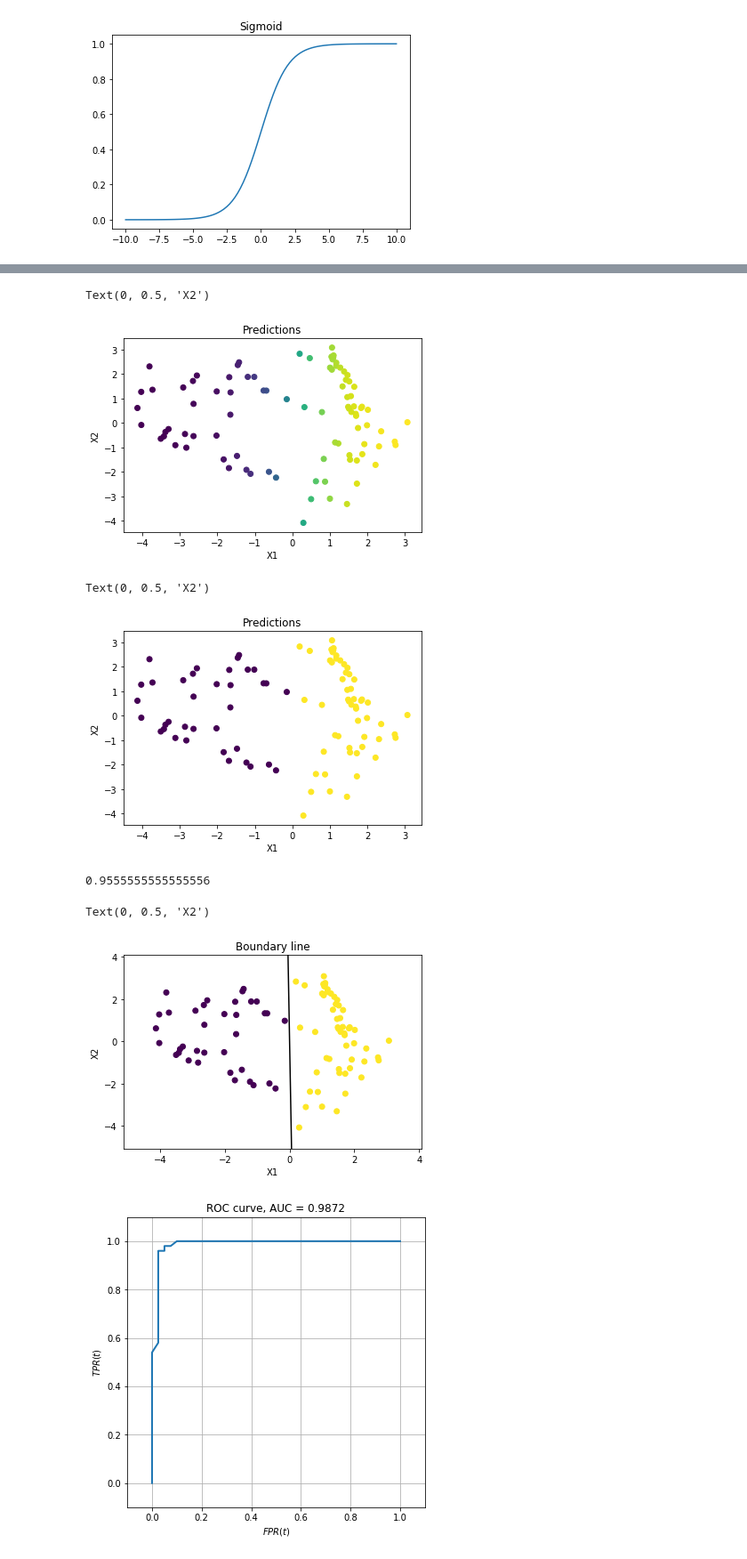
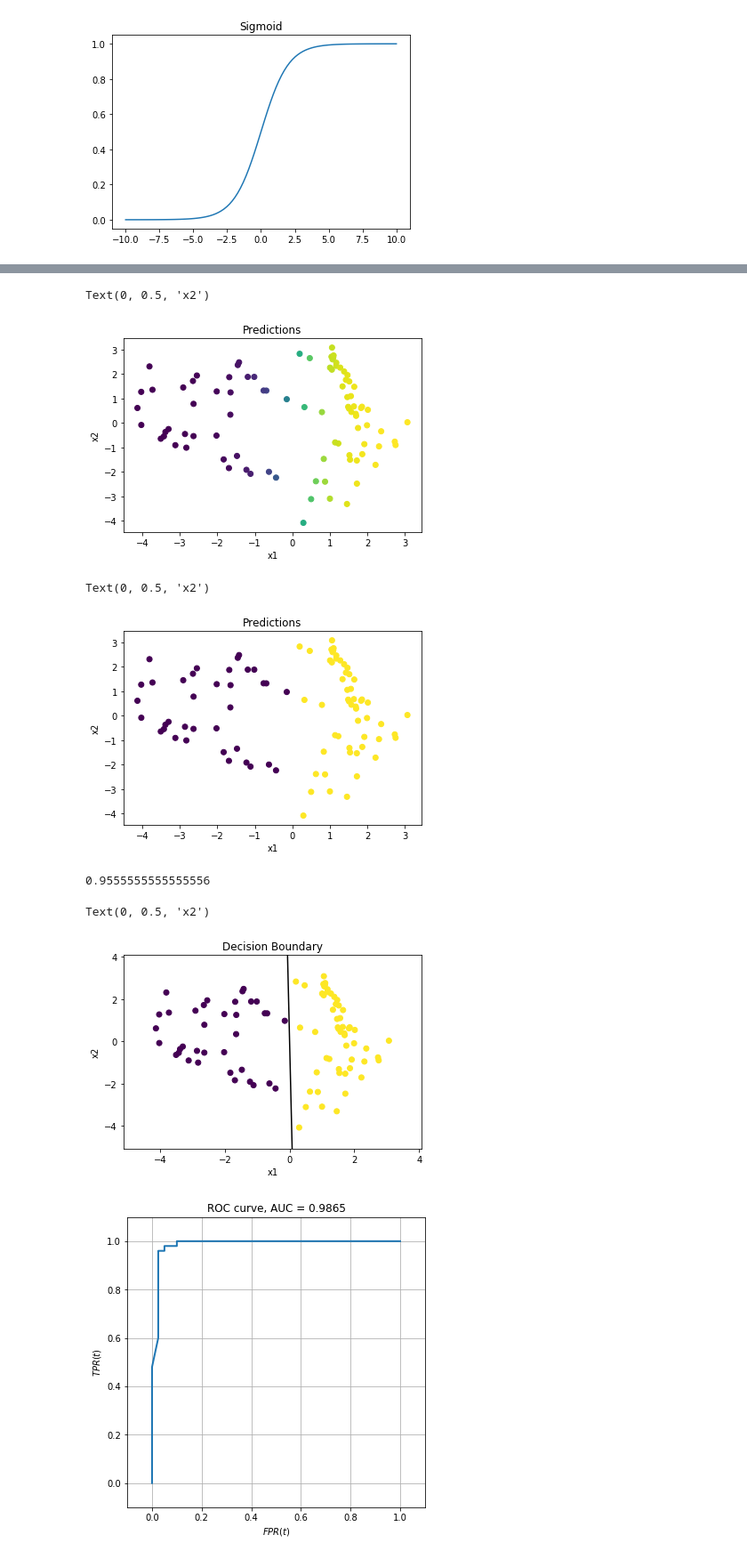
Before and after one commit to Przemoo16/Machine-Learnings-Algorithms-From-Scratch, a Jupyter notebook: 2 .Logistic Regression/1. LogReg_2D.ipynb, the cells around one changed output, grey strips where cells are left out. Shown at 89% size. Saved outputs shown, nothing was run; the diff lists cells and outputs as text; code cells hidden in the pictures.

```diff
--- a/2 .Logistic Regression/1. LogReg_2D.ipynb
+++ b/2 .Logistic Regression/1. LogReg_2D.ipynb
@@ -14,7 +14,7 @@ np.random.seed(101)
 num_classes = 2
 num_features = 2
 num_points = 300
-epochs = 10000
+epochs = 50000
 learning_rate = 0.001
 # %%
 # Generate data
@@ -125,10 +107,10 @@ y_hat_test = sigmoid(W1*X_test[:,0] + W2*X_test[:,1] + b)
 plt.scatter(X_test[:,0], X_test[:,1], c = y_hat_test)
 # Title and axes
 plt.title('Predictions')
-plt.xlabel('X1')
-plt.ylabel('X2')
+plt.xlabel('x1')
+plt.ylabel('x2')
 # %% [output]
-Text(0, 0.5, 'X2')
+Text(0, 0.5, 'x2')
 [figure]
 # %%
 # Round predictions to 1 or 0
@@ -138,10 +120,10 @@ test_rounded = [1 if el >= 0.5 else 0 for el in y_hat_test]
 plt.scatter(X_test[:,0], X_test[:,1], c = test_rounded)
 # Title and axes
 plt.title('Predictions')
-plt.xlabel('X1')
-plt.ylabel('X2')
+plt.xlabel('x1')
+plt.ylabel('x2')
 # %% [output]
-Text(0, 0.5, 'X2')
+Text(0, 0.5, 'x2')
 [figure]
 # %%
 # Accuracy for test data
@@ -156,18 +138,18 @@ yy = a * xx - b / W2
 # %%
 # Set axes
 plt.xlim(X_test[:,0].min()-1, X_test[:,0].max()+1)
 plt.ylim(X_test[:,1].min()-1, X_test[:,1].max()+1)
 # Plot predictions
 plt.scatter(X_test[:,0], X_test[:,1], c = test_rounded)
-# Plot boundary line
+# Plot Decision Boundary
 plt.plot(xx, yy, 'k-')
 # Title and axes
-plt.title('Boundary line')
-plt.xlabel('X1')
-plt.ylabel('X2')
+plt.title('Decision Boundary')
+plt.xlabel('x1')
+plt.ylabel('x2')
 # %% [output]
-Text(0, 0.5, 'X2')
+Text(0, 0.5, 'x2')
-[figure, old version]
+[figure, new version]
 # %%
 # Plot ROC Curve
 
```
Also changed, not shown: parts of 9 cells of this notebook, 3 other files.
